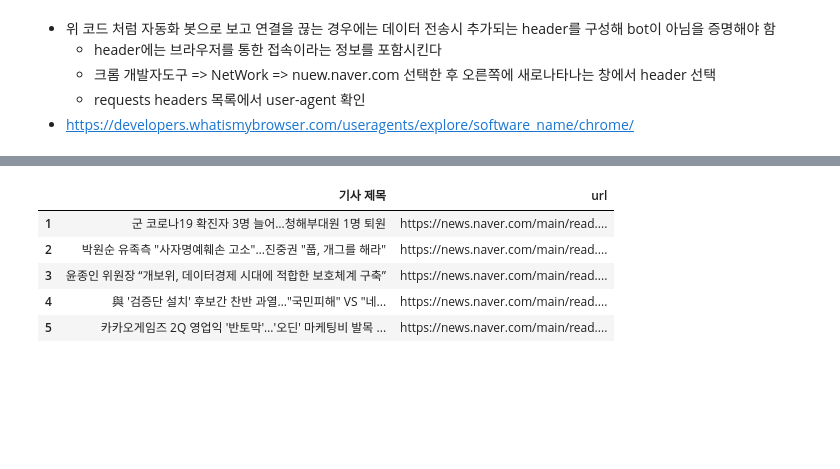
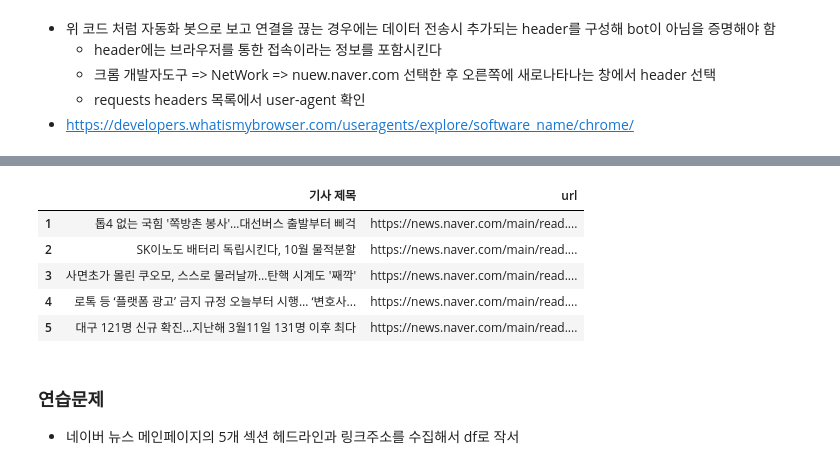
Before and after one commit to DaeGyeongYi/02.Data_Basic, a Jupyter notebook: WebCrawl/02_0_네이버 메뉴 뉴스.ipynb, the cells around one changed output, grey strips where cells are left out. Cells and saved outputs as stored; diff of their text form; code cells hidden in the pictures; blank space fills up the shorter version.

```diff
--- a/WebCrawl/02_0_네이버 메뉴 뉴스.ipynb
+++ b/WebCrawl/02_0_네이버 메뉴 뉴스.ipynb
@@ -182,14 +183,19 @@ print(link_list)
 # %%
 #연습문제
 #네이버 뉴스 메인페이지의 5개 섹션의 헤드라인 기사의 타이틀과 링크주소를 수집해서 df로 작성
 import pandas as pd
 
 df = pd.DataFrame({"기사 제목":name_list,
     "url":link_list}, index = [1,2,3,4,5])
+
+df
 # %% [output]
 |  | 기사 제목 | url |
-| 1 | 군 코로나19 확진자 3명 늘어…청해부대원 1명 퇴원 | https://news.naver.com/main/read.... |
-| 2 | 박원순 유족측 "사자명예훼손 고소"…진중권 "풉, 개그를 해라" | https://news.naver.com/main/read.... |
-| 3 | 윤종인 위원장 “개보위, 데이터경제 시대에 적합한 보호체계 구축” | https://news.naver.com/main/read.... |
-| 4 | 與 '검증단 설치' 후보간 찬반 과열…"국민피해" VS "네... | https://news.naver.com/main/read.... |
-| 5 | 카카오게임즈 2Q 영업익 '반토막'…'오딘' 마케팅비 발목 ... | https://news.naver.com/main/read.... |
+| 1 | 톱4 없는 국힘 '쪽방촌 봉사'…대선버스 출발부터 삐걱 | https://news.naver.com/main/read.... |
+| 2 | SK이노도 배터리 독립시킨다, 10월 물적분할 | https://news.naver.com/main/read.... |
+| 3 | 사면초가 몰린 쿠오모, 스스로 물러날까…탄핵 시계도 '째깍' | https://news.naver.com/main/read.... |
+| 4 | 로톡 등 ‘플랫폼 광고’ 금지 규정 오늘부터 시행… ‘변호사... | https://news.naver.com/main/read.... |
+| 5 | 대구 121명 신규 확진…지난해 3월11일 131명 이후 최다 | https://news.naver.com/main/read.... |
+# %% [markdown]
+### 연습문제
+- 네이버 뉴스 메인페이지의 5개 섹션 헤드라인과 링크주소를 수집해서 df로 작서
```
Also changed, not shown: parts of 10 cells of this notebook, 24 other files.
